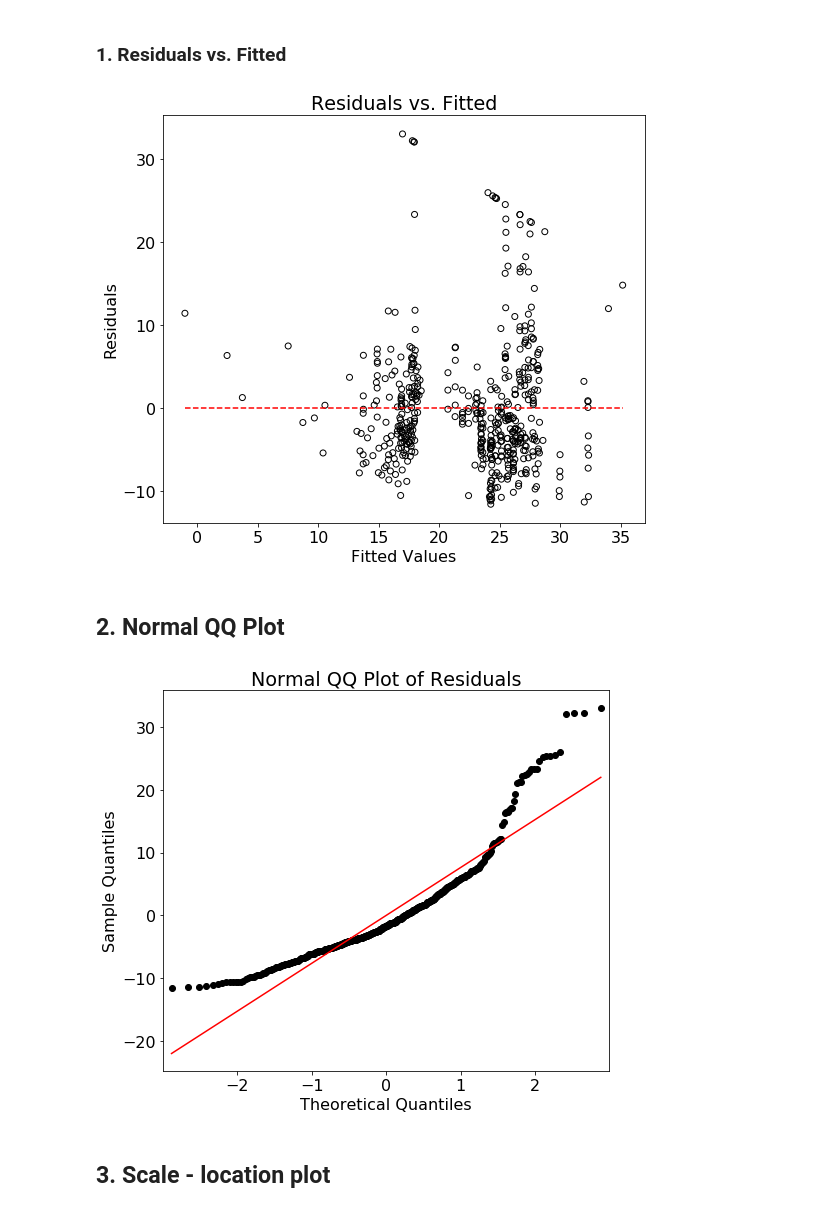
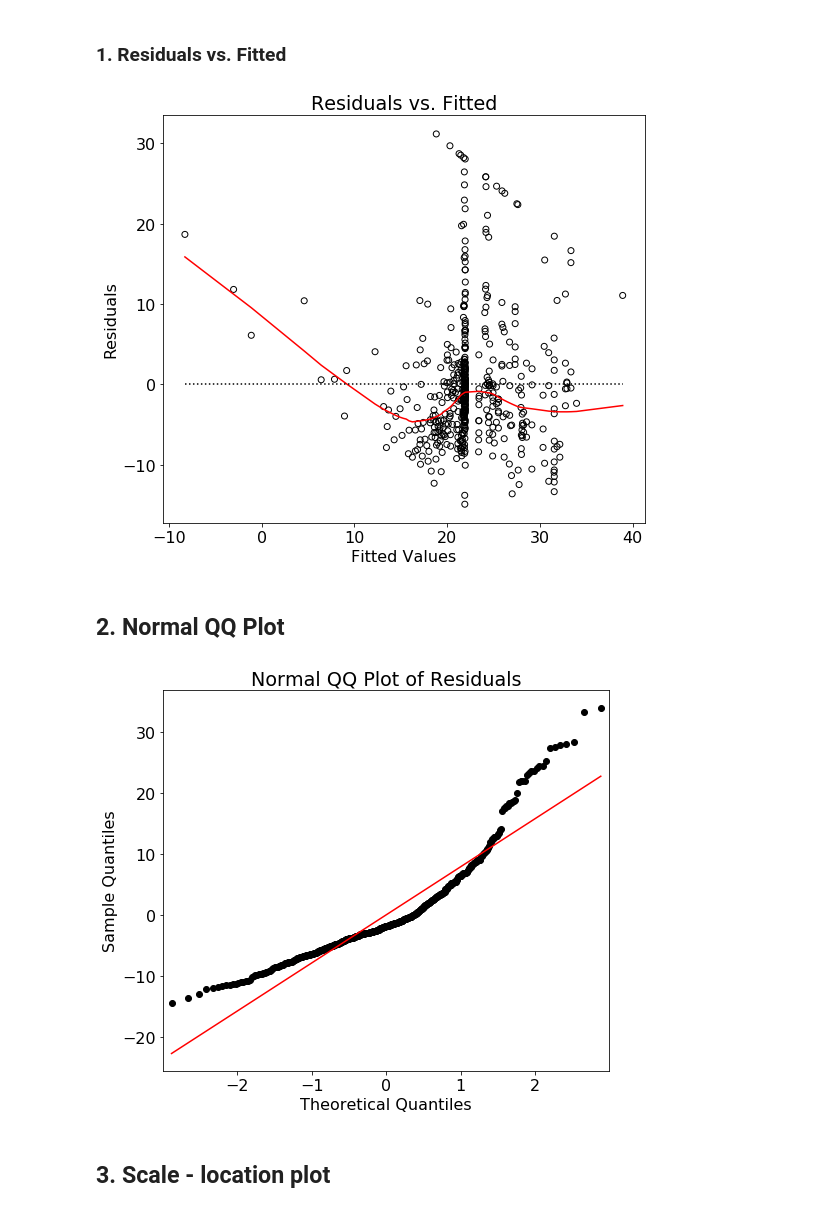
Before and after one commit to j-sadowski/FromRtoPython, a Jupyter notebook: LinearRegression.ipynb, the cells around one changed output. Cells and saved outputs as stored; diff of their text form; code cells hidden in the pictures.

```diff
--- a/LinearRegression.ipynb
+++ b/LinearRegression.ipynb
@@ -42,7 +43,7 @@ boston_df.head()
 # %% [markdown]
 ## Conducting the regression
 # %%
-model = smf.ols(formula='MEDV ~ CRIM + CHAS + INDUS', data=boston_df)
+model = smf.ols(formula='MEDV ~ CRIM + CHAS + ZN', data=boston_df)
 results = model.fit()
 print(results.summary())
 # %% [output]
@@ -74,22 +75,24 @@ Warnings:
 # %%
 residuals = results.resid
 fitted = results.fittedvalues
+smoothed = lowess(residuals,fitted)
 # %%
 plt.rcParams.update({'font.size': 16})
 plt.rcParams["figure.figsize"] = (8,7)
 fig, ax = plt.subplots()
 ax.scatter(fitted, residuals, edgecolors = 'k', facecolors = 'none')
+ax.plot(smoothed[:,0],smoothed[:,1],color = 'r')
 ax.set_ylabel('Residuals')
 ax.set_xlabel('Fitted Values')
 ax.set_title('Residuals vs. Fitted')
 
 # Save the figure and show
 plt.tight_layout()
-plt.plot([min(fitted),max(fitted)],[0,0],color = 'r',linestyle = '--')
+plt.plot([min(fitted),max(fitted)],[0,0],color = 'k',linestyle = ':')
 #plt.savefig('Category1SpendingAllClust.png', dpi = 300, bbox_inches = 'tight')
 plt.show()
 # %% [output]
-[figure, old version]
+[figure, new version]
 # %% [markdown]
 ## 2. Normal QQ Plot
 # %%
@@ -100,7 +103,7 @@ sm.qqplot(residuals, line = 's', ax = ax, color = 'k')
 ax.set_title('Normal QQ Plot of Residuals')
 plt.show()
 # %% [output]
-[figure, old version]
+[figure, new version]
 # %% [markdown]
 ## 3. Scale - location plot
 # %%
```
Also changed, not shown: parts of 6 cells of this notebook.
